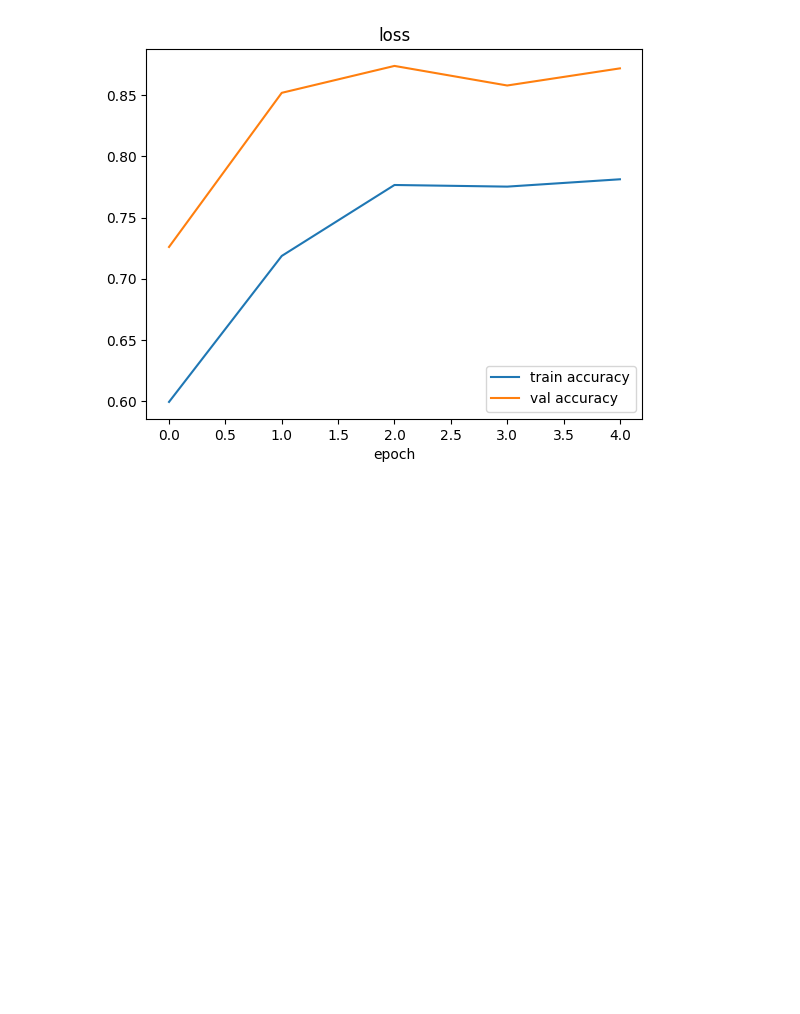
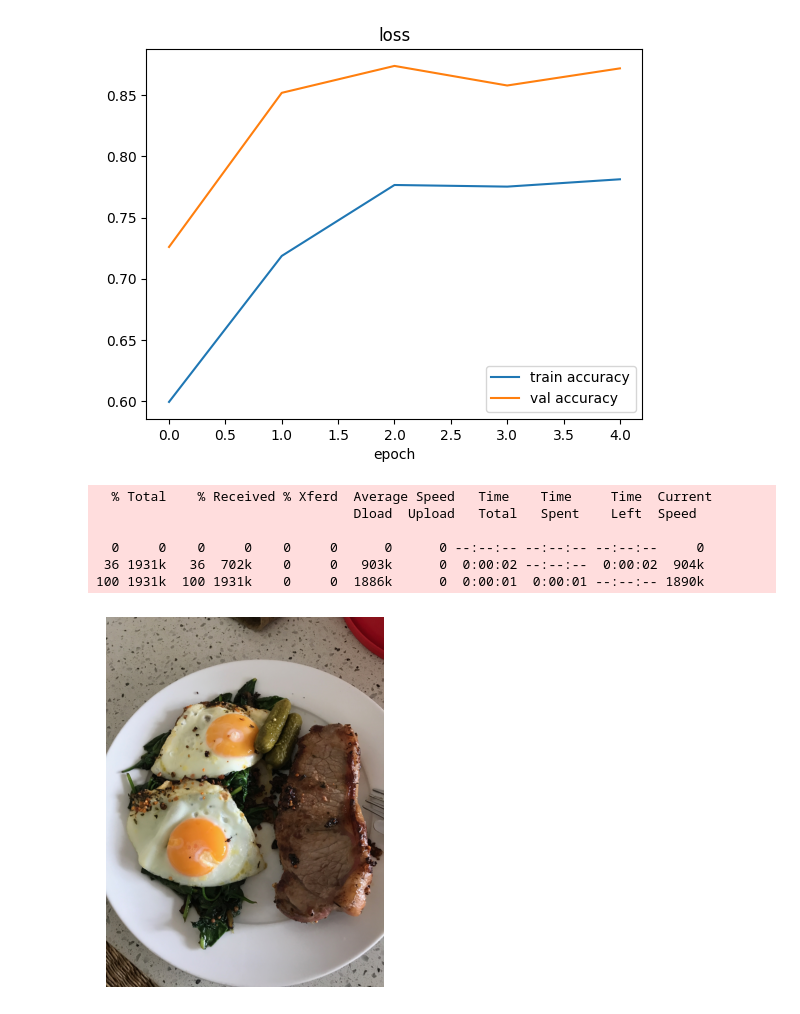
Before and after one commit to kuanmol/aimldl, a Jupyter notebook: TENSORFLOW/cnn computer vision.ipynb, the cells around one changed output. Saved outputs shown, nothing was run; the diff lists cells and outputs as text; code cells hidden in the pictures; blank space fills up the shorter version.

```diff
--- a/TENSORFLOW/cnn computer vision.ipynb
+++ b/TENSORFLOW/cnn computer vision.ipynb
@@ -558,3 +558,16 @@ plot_loss_curves(his7)
 # %% [output]
 [figure]
 [figure]
+# %%
+!curl -O https://raw.githubusercontent.com/mrdbourke/tensorflow-deep-learning/main/images/03-steak.jpeg
+steak = mpimg.imread("03-steak.jpeg")
+plt.imshow(steak)
+plt.axis(False);
+# %% [output]
+  % Total    % Received % Xferd  Average Speed   Time    Time     Time  Current
+                                 Dload  Upload   Total   Spent    Left  Speed
+
+  0     0    0     0    0     0      0      0 --:--:-- --:--:-- --:--:--     0
+ 36 1931k   36  702k    0     0   903k      0  0:00:02 --:--:--  0:00:02  904k
+100 1931k  100 1931k    0     0  1886k      0  0:00:01  0:00:01 --:--:-- 1890k
+[figure, added]
```
Also changed, not shown: parts of 14 cells of this notebook.
